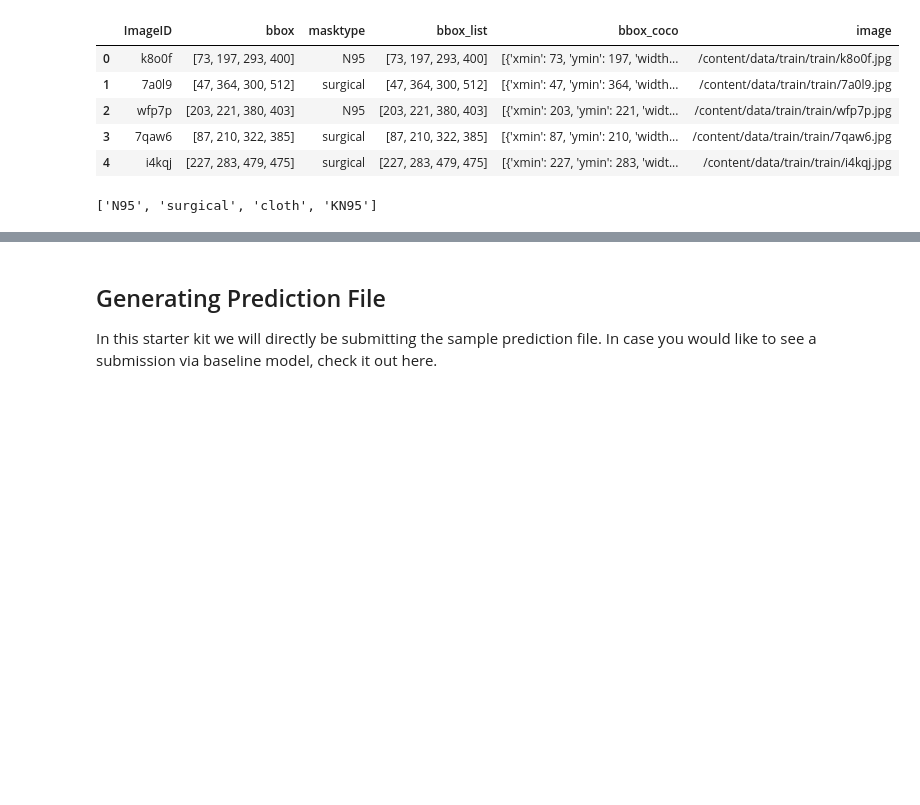
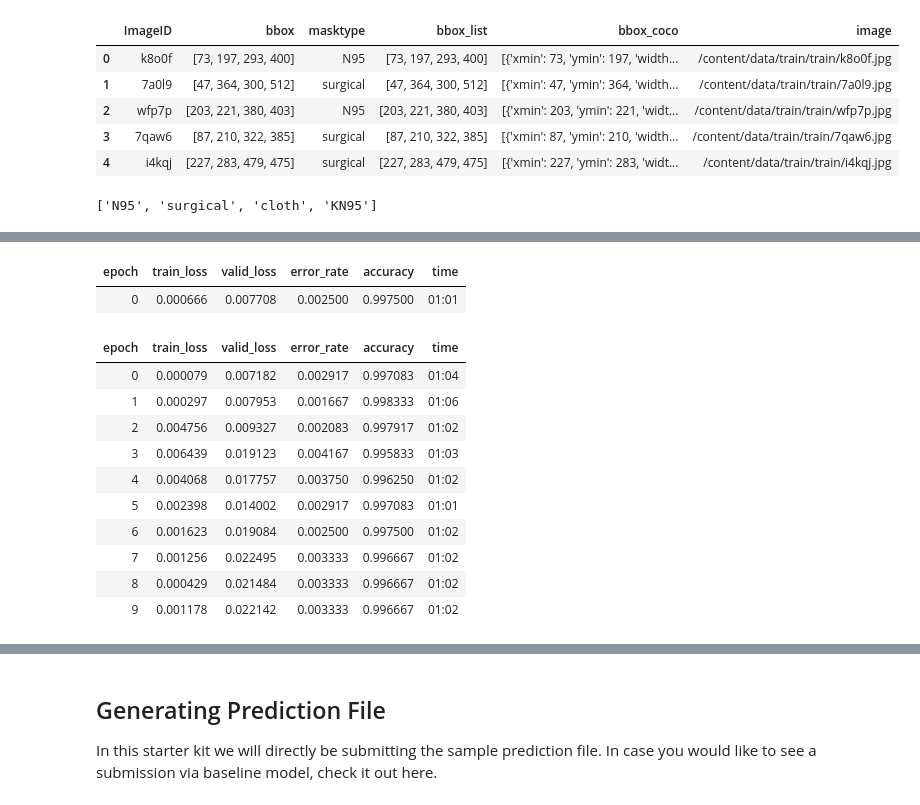
Before and after one commit to ibombonato/aicrowd-blitz-faceimages, a Jupyter notebook: Detecto_Mask_Recognition_Challenge.ipynb, the cells around one changed output, grey strips where cells are left out. Cells and saved outputs as stored; diff of their text form; code cells hidden in the pictures; blank space fills up the shorter version.

```diff
--- a/Detecto_Mask_Recognition_Challenge.ipynb
+++ b/Detecto_Mask_Recognition_Challenge.ipynb
@@ -261,0 +358,16 @@ predf.head()
+# %%
+learn.fine_tune(10, 0.0012022644514217973)
+# %% [output]
+| epoch | train_loss | valid_loss | error_rate | accuracy | time |
+| 0 | 0.000666 | 0.007708 | 0.002500 | 0.997500 | 01:01 |
+| epoch | train_loss | valid_loss | error_rate | accuracy | time |
+| 0 | 0.000079 | 0.007182 | 0.002917 | 0.997083 | 01:04 |
+| 1 | 0.000297 | 0.007953 | 0.001667 | 0.998333 | 01:06 |
+| 2 | 0.004756 | 0.009327 | 0.002083 | 0.997917 | 01:02 |
+| 3 | 0.006439 | 0.019123 | 0.004167 | 0.995833 | 01:03 |
+| 4 | 0.004068 | 0.017757 | 0.003750 | 0.996250 | 01:02 |
+| 5 | 0.002398 | 0.014002 | 0.002917 | 0.997083 | 01:01 |
+| 6 | 0.001623 | 0.019084 | 0.002500 | 0.997500 | 01:02 |
+| 7 | 0.001256 | 0.022495 | 0.003333 | 0.996667 | 01:02 |
+| 8 | 0.000429 | 0.021484 | 0.003333 | 0.996667 | 01:02 |
+| 9 | 0.001178 | 0.022142 | 0.003333 | 0.996667 | 01:02 |
```
Also changed, not shown: parts of 25 cells of this notebook.
